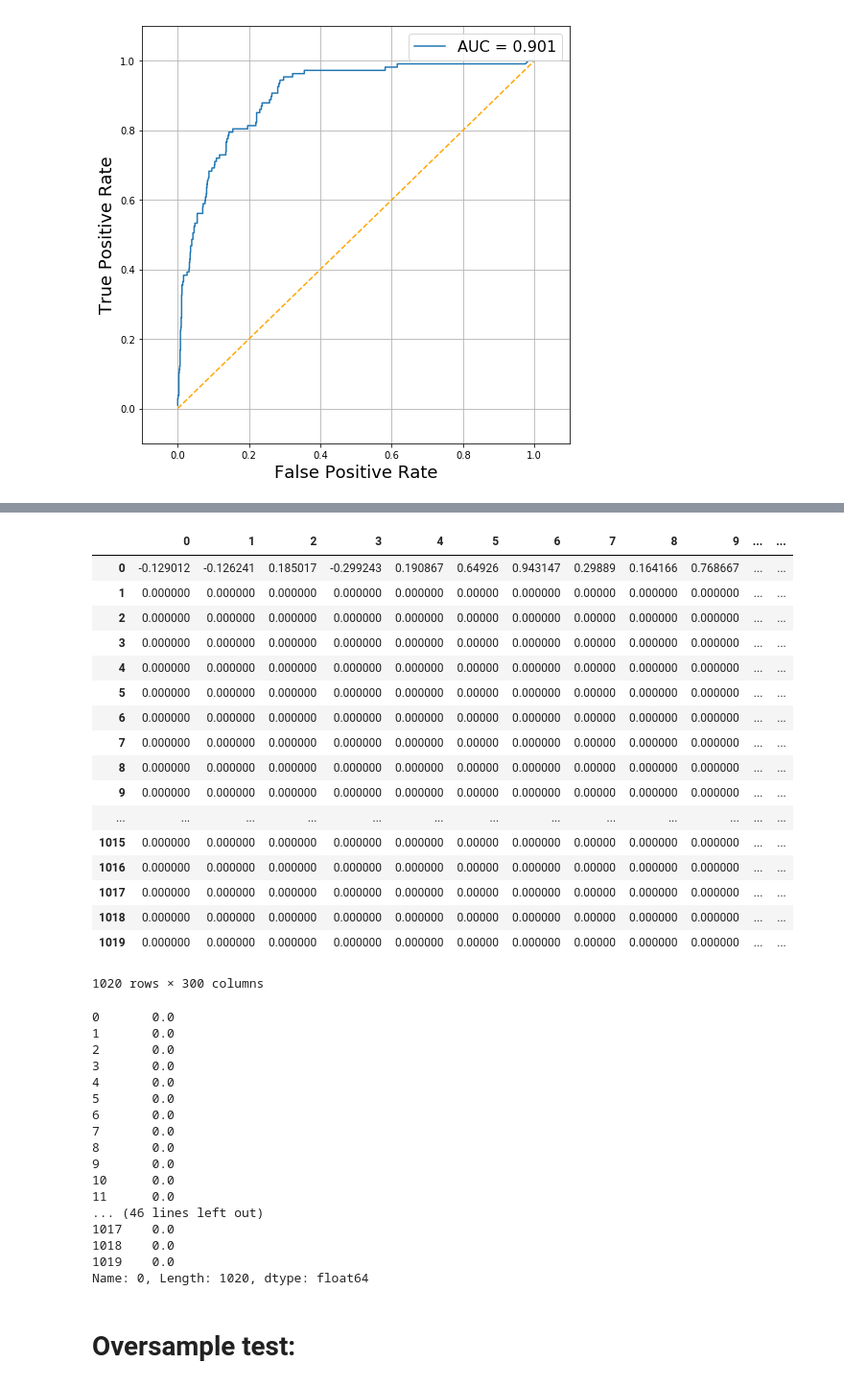
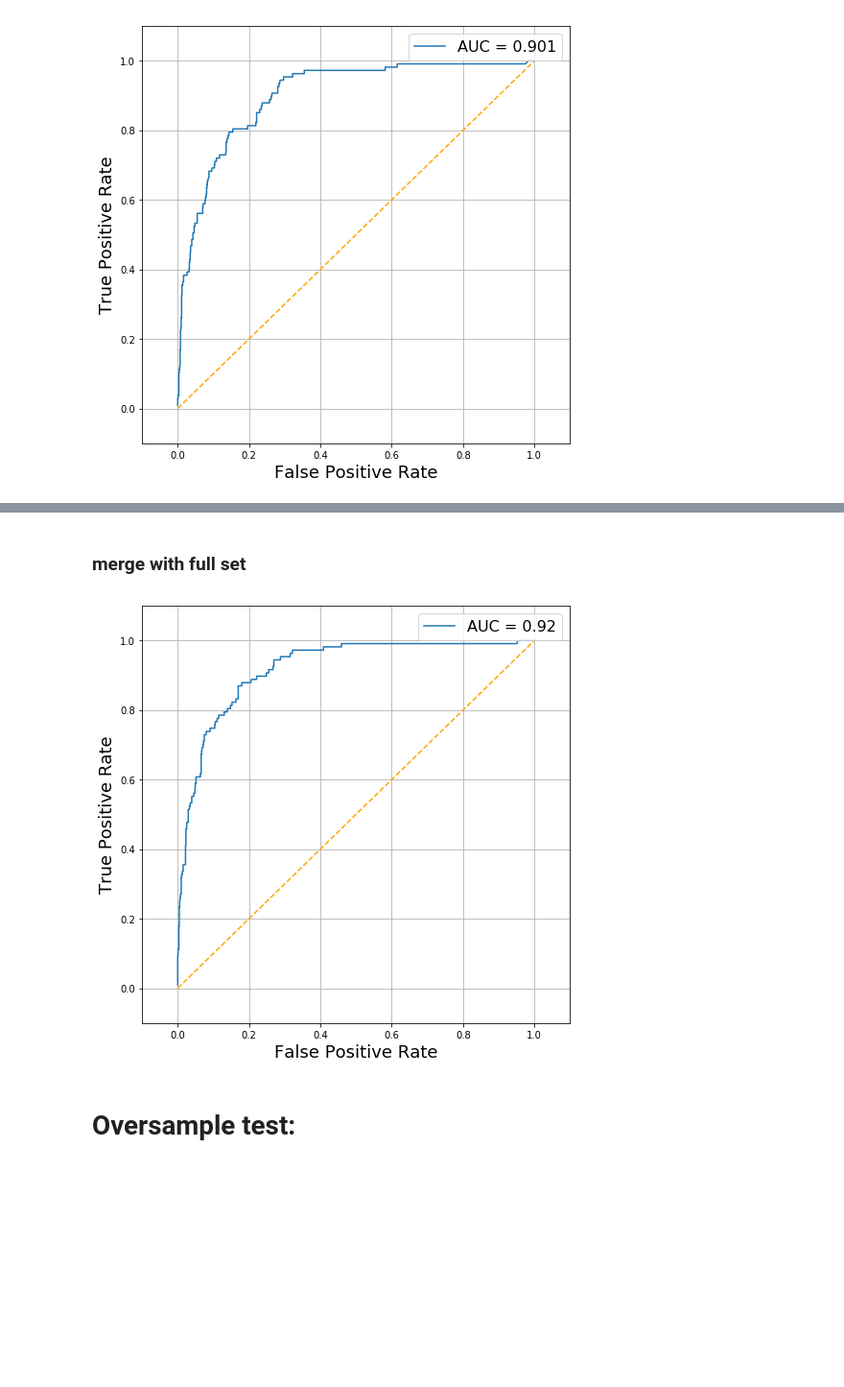
Before and after one commit to Polichinel/PDS_scripts, a Jupyter notebook: feature_enginering_bow.ipynb, the cells around one changed output, grey strips where cells are left out. Shown: that part at 96% size. Cells and saved outputs as stored; diff of their text form; code cells hidden in the pictures; blank space fills up the shorter version.

```diff
--- a/feature_enginering_bow.ipynb
+++ b/feature_enginering_bow.ipynb
@@ -857,41 +839,2 @@ array([-1.29011840e-01, -1.26240805e-01,  1.85017362e-01, -2.99243391e-01,
-# %%
-w2v_test_df_new
-# %% [output]
-|  | 0 | 1 | 2 | 3 | 4 | 5 | 6 | 7 | 8 | 9 | ... | ... |
-| 0 | -0.129012 | -0.126241 | 0.185017 | -0.299243 | 0.190867 | 0.64926 | 0.943147 | 0.29889 | 0.164166 | 0.768667 | ... | ... |
-| 1 | 0.000000 | 0.000000 | 0.000000 | 0.000000 | 0.000000 | 0.00000 | 0.000000 | 0.00000 | 0.000000 | 0.000000 | ... | ... |
-| 2 | 0.000000 | 0.000000 | 0.000000 | 0.000000 | 0.000000 | 0.00000 | 0.000000 | 0.00000 | 0.000000 | 0.000000 | ... | ... |
-| 3 | 0.000000 | 0.000000 | 0.000000 | 0.000000 | 0.000000 | 0.00000 | 0.000000 | 0.00000 | 0.000000 | 0.000000 | ... | ... |
-| 4 | 0.000000 | 0.000000 | 0.000000 | 0.000000 | 0.000000 | 0.00000 | 0.000000 | 0.00000 | 0.000000 | 0.000000 | ... | ... |
-| 5 | 0.000000 | 0.000000 | 0.000000 | 0.000000 | 0.000000 | 0.00000 | 0.000000 | 0.00000 | 0.000000 | 0.000000 | ... | ... |
-| 6 | 0.000000 | 0.000000 | 0.000000 | 0.000000 | 0.000000 | 0.00000 | 0.000000 | 0.00000 | 0.000000 | 0.000000 | ... | ... |
-| 7 | 0.000000 | 0.000000 | 0.000000 | 0.000000 | 0.000000 | 0.00000 | 0.000000 | 0.00000 | 0.000000 | 0.000000 | ... | ... |
-| 8 | 0.000000 | 0.000000 | 0.000000 | 0.000000 | 0.000000 | 0.00000 | 0.000000 | 0.00000 | 0.000000 | 0.000000 | ... | ... |
-| 9 | 0.000000 | 0.000000 | 0.000000 | 0.000000 | 0.000000 | 0.00000 | 0.000000 | 0.00000 | 0.000000 | 0.000000 | ... | ... |
-| ... | ... | ... | ... | ... | ... | ... | ... | ... | ... | ... | ... | ... |
-| 1015 | 0.000000 | 0.000000 | 0.000000 | 0.000000 | 0.000000 | 0.00000 | 0.000000 | 0.00000 | 0.000000 | 0.000000 | ... | ... |
-| 1016 | 0.000000 | 0.000000 | 0.000000 | 0.000000 | 0.000000 | 0.00000 | 0.000000 | 0.00000 | 0.000000 | 0.000000 | ... | ... |
-| 1017 | 0.000000 | 0.000000 | 0.000000 | 0.000000 | 0.000000 | 0.00000 | 0.000000 | 0.00000 | 0.000000 | 0.000000 | ... | ... |
-| 1018 | 0.000000 | 0.000000 | 0.000000 | 0.000000 | 0.000000 | 0.00000 | 0.000000 | 0.00000 | 0.000000 | 0.000000 | ... | ... |
-| 1019 | 0.000000 | 0.000000 | 0.000000 | 0.000000 | 0.000000 | 0.00000 | 0.000000 | 0.00000 | 0.000000 | 0.000000 | ... | ... |
-1020 rows × 300 columns
-# %%
-w2v_test_df[0]
-# %% [output]
-0       0.0
-1       0.0
-2       0.0
-3       0.0
-4       0.0
-5       0.0
-6       0.0
-7       0.0
-8       0.0
-9       0.0
-10      0.0
-11      0.0
-... (46 lines left out)
-1017    0.0
-1018    0.0
-1019    0.0
-Name: 0, Length: 1020, dtype: float64
+# %% [markdown]
+### merge with full set
@@ -898,3 +848,31 @@ Name: 0, Length: 1020, dtype: float64
+# %%
+plt.figure(figsize=[8,8])
+
+for i in X_dtm_count:
+    clf_lg = LogisticRegression().fit(i[0], y_train)
+    pred_proba_log = clf_lg.predict_proba(i[1])[:,1]
+    fpr, tpr, thresholds = metrics.roc_curve(y_test, pred_proba_log)
+    auc = round(metrics.roc_auc_score(y_test, pred_proba_log), 3)
+    plt.plot(fpr, tpr, label = "AUC = " + str(auc))
+
+
+plt.plot(np.arange(0, 1.1, 0.1), np.arange(0, 1.1, 0.1), linestyle = "dashed", color = "orange")
+
+plt.xlim([-0.1, 1.1])
+plt.ylim([-0.1, 1.1])
+#plt.title('ROC curve', fontsize = 18)
+plt.xlabel('False Positive Rate', fontsize = 18)
+plt.ylabel('True Positive Rate', fontsize = 18)
+plt.grid(True)
+
+plt.legend(fontsize = 16)
+#sns.despine(left=True, bottom= True)
+
+plt.savefig('roc_all_new.pdf', bbox_inches="tight")
+
+plt.show()
+# %% [output]
+[figure, added]
 # %% [markdown]
 # Oversample test:
 # %%
```
Also changed, not shown: parts of 18 cells of this notebook.
